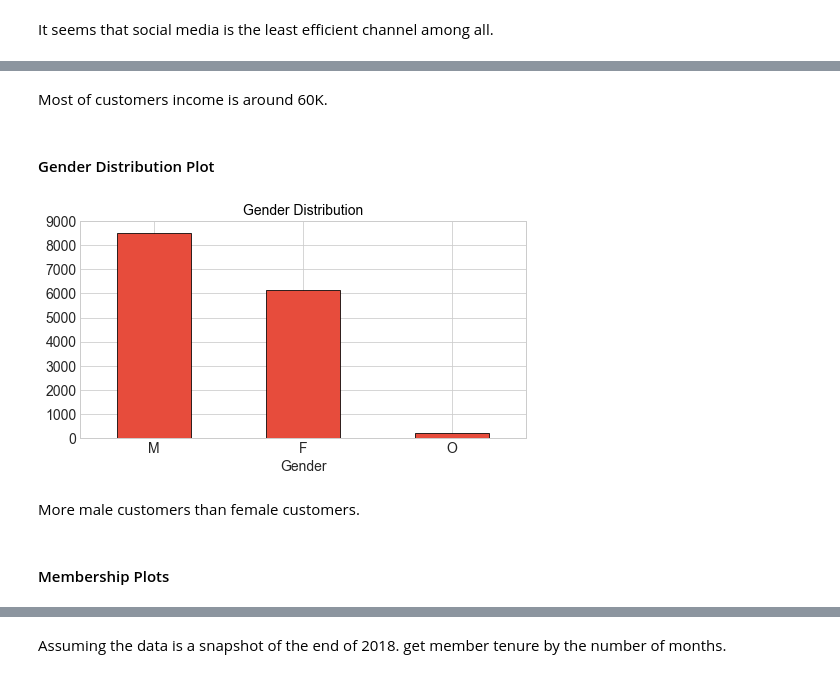
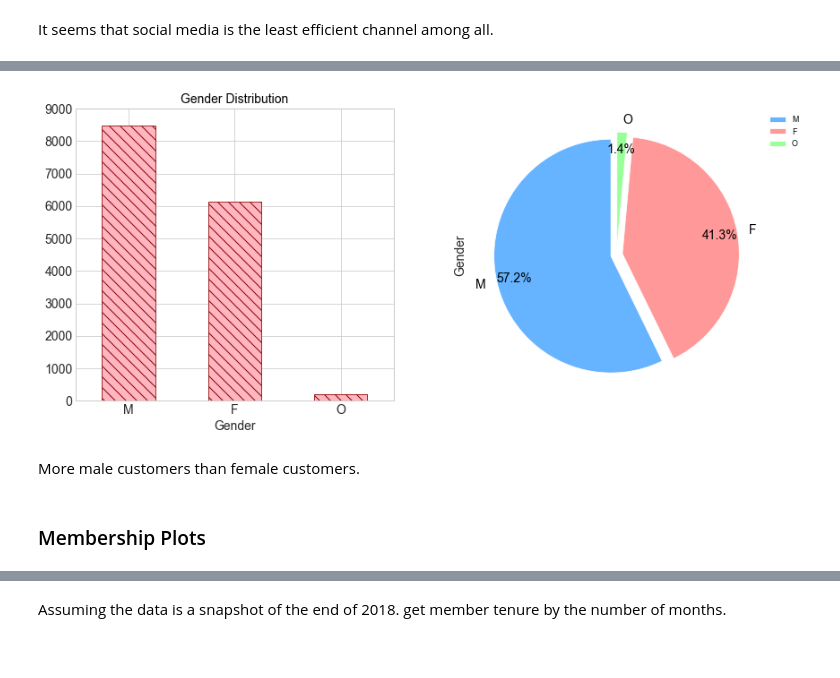
Before and after one commit to HatefDastour/Portfolio, a Jupyter notebook: recommendation_system/Starbucks_Offer_Personalizations_Preprocessing_and_Analyzing.ipynb, the cells around one changed output, grey strips where cells are left out. Saved outputs shown, nothing was run; the diff lists cells and outputs as text; code cells hidden in the pictures.

```diff
--- a/recommendation_system/Starbucks_Offer_Personalizations_Preprocessing_and_Analyzing.ipynb
+++ b/recommendation_system/Starbucks_Offer_Personalizations_Preprocessing_and_Analyzing.ipynb
@@ -61,9 +58,9 @@ In this article, simulated data that mimics customer behavior on the Starbucks r
 The data is contained in three files:
 # %%
 # read in the json files
-portfolio = pd.read_json('Data/portfolio.json', orient='records', lines=True)
-profile = pd.read_json('Data/profile.json', orient='records', lines=True)
-transcript = pd.read_json('Data/transcript.json', orient='records', lines=True)
+portfolio = pd.read_json('StarBucks/portfolio.json', orient='records', lines=True)
+profile = pd.read_json('StarBucks/profile.json', orient='records', lines=True)
+transcript = pd.read_json('StarBucks/transcript.json', orient='records', lines=True)
 # %%
 def column_rename(Data):
     Temp = Data.columns.tolist()
@@ -373,15 +368,19 @@ _ = ax.set_ylim([0, 2500])
-# %% [markdown]
-Most of customers income is around 60K.
-# %% [markdown]
-#### Gender Distribution Plot
 # %%
-ax= profile.Gender.value_counts().plot.bar(figsize=(8,4), color='#e74c3c', edgecolor='k',fontsize = 14,rot=0)
-_ = ax.set_title('Gender Distribution', fontsize = 14)
-_ = ax.set_xlabel('Gender', fontsize = 14)
-_ = ax.set_ylim([0, 9e3])
+fig, ax = plt.subplots(nrows=1, ncols=2, figsize=(14, 6), sharex=False)
+_ = profile.Gender.value_counts().plot.bar(ax = ax[0] , color='LightPink', edgecolor='DarkRed',
+                                           hatch = '\\\\',fontsize = 14, rot=0)
+_ = ax[0].set_title('Gender Distribution', fontsize = 14)
+_ = ax[0].set_xlabel('Gender', fontsize = 14)
+_ = ax[0].set_ylim([0, 9e3])
+
+_ = profile.Gender.value_counts().plot.pie(ax = ax[1], y= 'Count', colors = ['#66b3ff','#ff9999','#99ff99'],
+                                startangle=90, legend = False, autopct='%1.1f%%', fontsize=14,
+                                pctdistance=0.85, explode = (0.05,0.05,0.05))
+
+_ = ax[1].legend(bbox_to_anchor=(1, 1))
 # %% [output]
-[figure, old version]
+[figure, new version]
 # %% [markdown]
 More male customers than female customers.
 # %% [markdown]
-#### Membership Plots
+### Membership Plots
```
Also changed, not shown: parts of 52 cells of this notebook, 15 other files.
